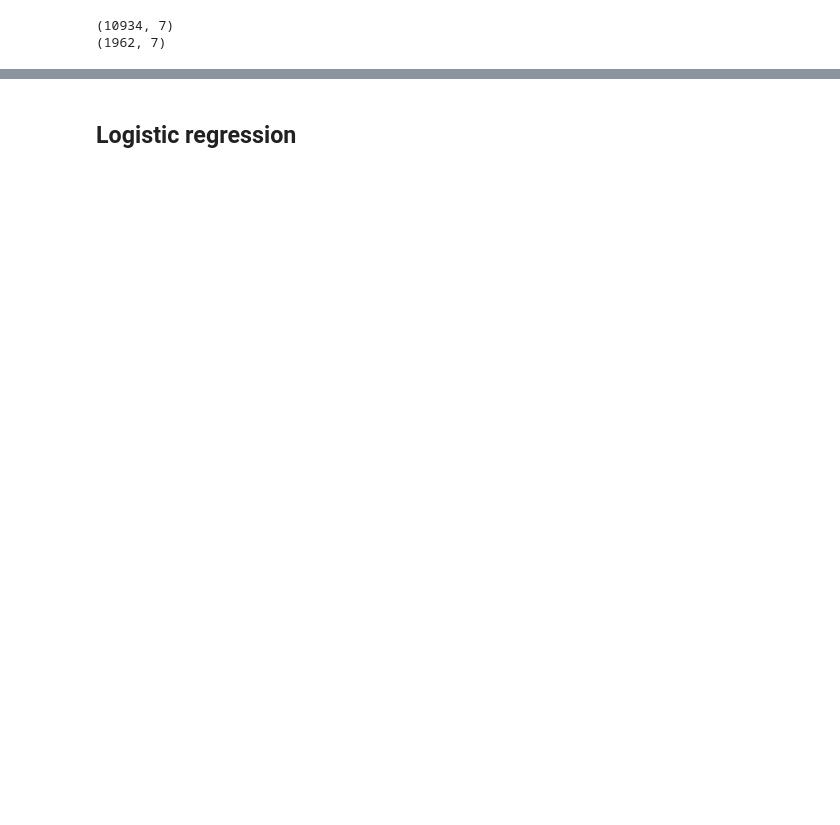
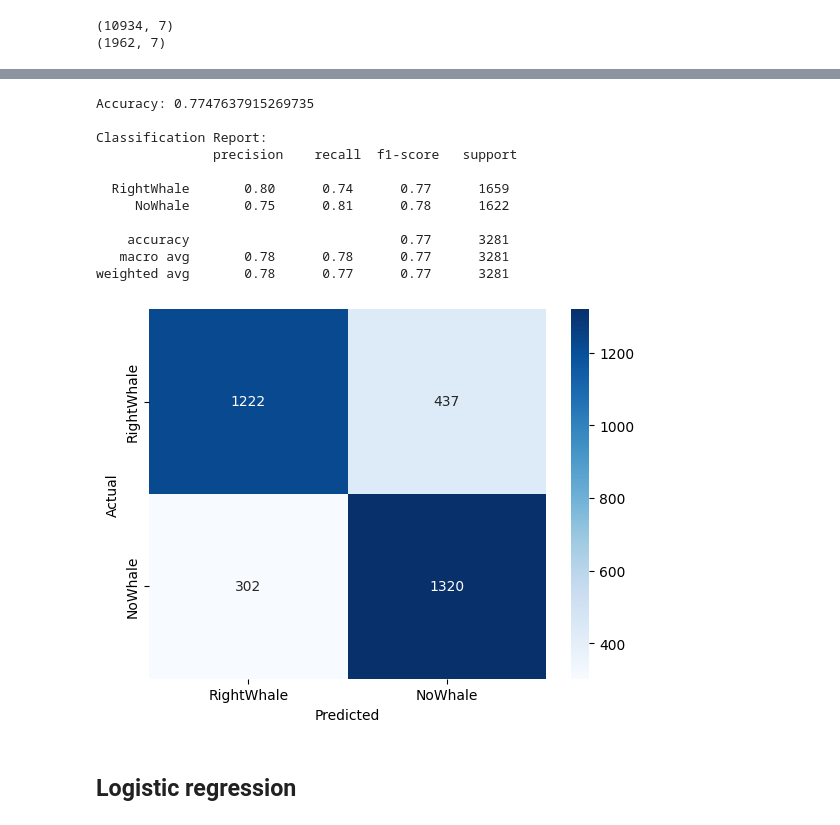
Before and after one commit to pieroGJ121/ML_proyecto_4, a Jupyter notebook: Clasification_Proyecto4.ipynb, the cells around one changed output, grey strips where cells are left out. Drawn from its saved outputs; the diff is of its cells as text; code cells hidden in the pictures; blank space fills up the shorter version.

```diff
--- a/Clasification_Proyecto4.ipynb
+++ b/Clasification_Proyecto4.ipynb
@@ -348,3 +394,58 @@ weighted avg       0.44      0.49      0.34      3281
+# %%
+# Write your code here
+import seaborn as sns
+import numpy as np
+from sklearn.metrics import confusion_matrix, classification_report, accuracy_score
+import matplotlib.pyplot as plt
+import seaborn as sns
+
+def test(model, x_test, y_test):
+  model = model.to(device)
+  x_test = x_test.to(device)
+  y_test = y_test.to(device)
+  y_pred = model(x_test)
+
+  y_test_np = y_test.cpu().numpy()
+  y_pred_np = torch.argmax(y_pred, dim=1).cpu().numpy()
+
+  ## Graficar la matriz de confusion y mostrar métricas como F1 score, presition and recall
+  conf_matrix = confusion_matrix(y_test_np, y_pred_np)
+  class_report = classification_report(y_test_np, y_pred_np, target_names = ["RightWhale", "NoWhale"])
+  accuracy = accuracy_score(y_test_np, y_pred_np)
+
+  print("\nAccuracy:", accuracy)
+  print("\nClassification Report:\n", class_report)
+  #print("\nConfusion Matrix:\n", conf_matrix)
+  sns.heatmap(conf_matrix, annot=True, fmt='d', cmap='Blues', xticklabels=["RightWhale", "NoWhale"], yticklabels=["RightWhale", "NoWhale"])
+  plt.xlabel('Predicted')
+  plt.ylabel('Actual')
+  plt.show()
+
+def predict(model, x_test):
+  model = model.to(device)
+  x_test = x_test.to(device)
+  y_pred = model(x_test)
+
+  y_pred_np = torch.argmax(y_pred, dim=1).cpu().numpy()
+
+  return y_pred_np
+# %%
+x_tensor = torch.tensor(X_test, dtype=torch.float32).to(device)
+y_tensor = torch.tensor(y_test, dtype=torch.long).to(device)
+test(model, x_tensor, y_tensor)
+# %% [output]
+Accuracy: 0.7747637915269735
+
+Classification Report:
+               precision    recall  f1-score   support
+
+  RightWhale       0.80      0.74      0.77      1659
+     NoWhale       0.75      0.81      0.78      1622
+
+    accuracy                           0.77      3281
+   macro avg       0.78      0.78      0.77      3281
+weighted avg       0.78      0.77      0.77      3281
+[figure, added]
 # %% [markdown]
 ## Logistic regression
 # %%
```
Also changed, not shown: parts of 21 cells of this notebook.
